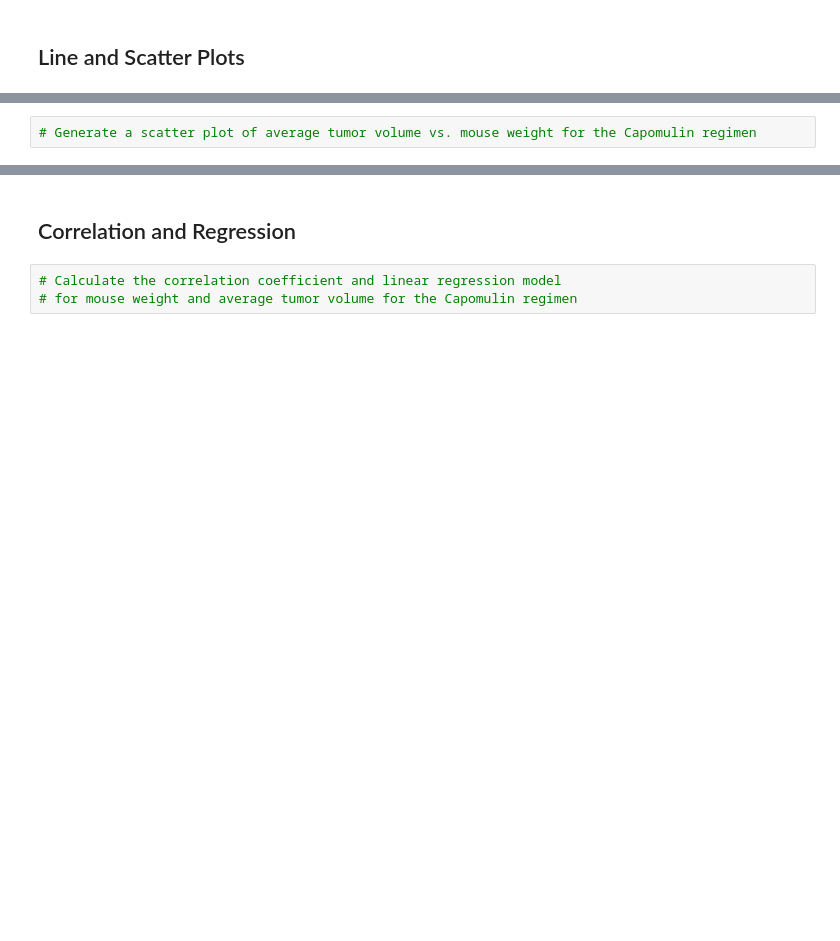
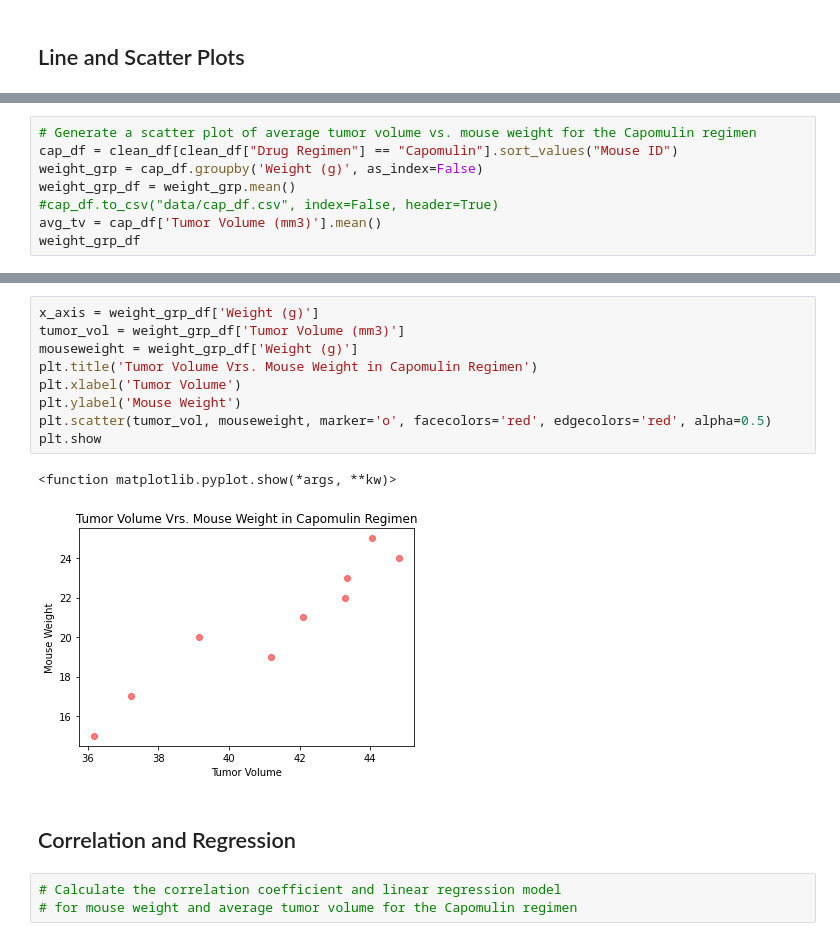
Before and after one commit to citizendez/Matplotlib_Challenge, a Jupyter notebook: 01-Case-Assignment/Instructions/Pymaceuticals/pymaceuticals_starter.ipynb, the cells around one changed output, grey strips where cells are left out. Saved outputs shown, nothing was run; the diff lists cells and outputs as text; blank space fills up the shorter version.

```diff
--- a/01-Case-Assignment/Instructions/Pymaceuticals/pymaceuticals_starter.ipynb
+++ b/01-Case-Assignment/Instructions/Pymaceuticals/pymaceuticals_starter.ipynb
@@ -283,2 +316,8 @@ plt.show()
 # %%
 # Generate a scatter plot of average tumor volume vs. mouse weight for the Capomulin regimen
+cap_df = clean_df[clean_df["Drug Regimen"] == "Capomulin"].sort_values("Mouse ID")
+weight_grp = cap_df.groupby('Weight (g)', as_index=False)
+weight_grp_df = weight_grp.mean()
+#cap_df.to_csv("data/cap_df.csv", index=False, header=True)
+avg_tv = cap_df['Tumor Volume (mm3)'].mean()
+weight_grp_df
@@ -285,3 +335,15 @@ plt.show()
+# %%
+x_axis = weight_grp_df['Weight (g)']
+tumor_vol = weight_grp_df['Tumor Volume (mm3)']
+mouseweight = weight_grp_df['Weight (g)']
+plt.title('Tumor Volume Vrs. Mouse Weight in Capomulin Regimen')
+plt.xlabel('Tumor Volume')
+plt.ylabel('Mouse Weight')
+plt.scatter(tumor_vol, mouseweight, marker='o', facecolors='red', edgecolors='red', alpha=0.5)
+plt.show
+# %% [output]
+<function matplotlib.pyplot.show(*args, **kw)>
+[figure, added]
 # %% [markdown]
 ## Correlation and Regression
 # %%
```
Also changed, not shown: parts of 22 cells of this notebook, 1 other file.
